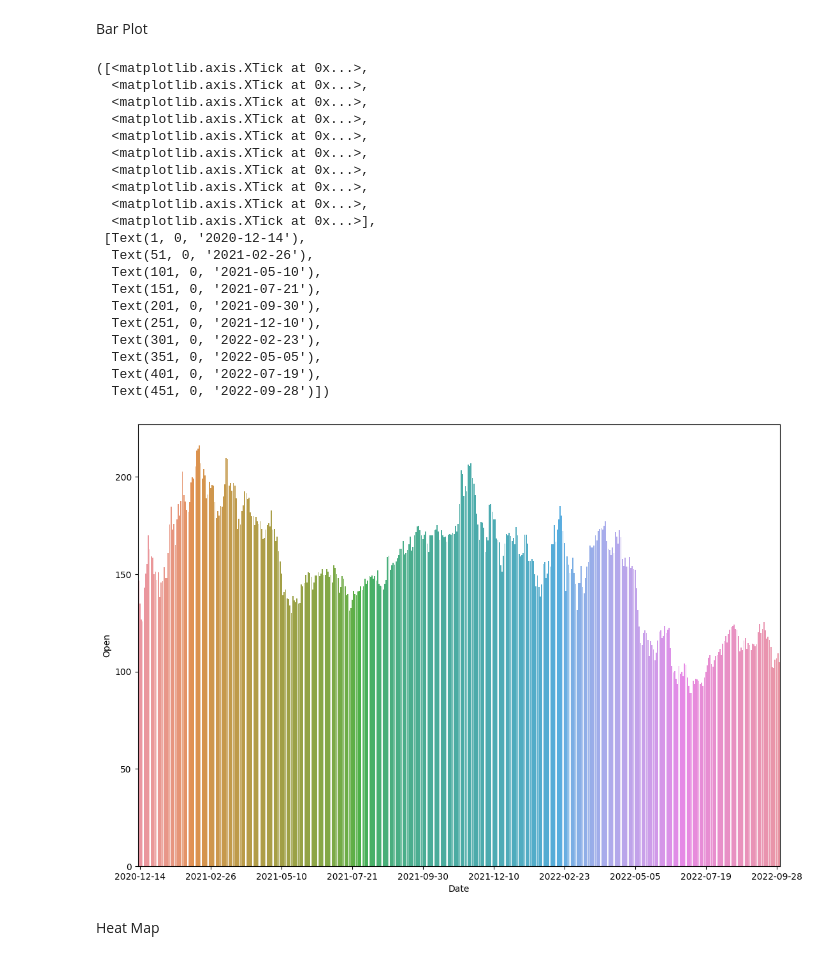
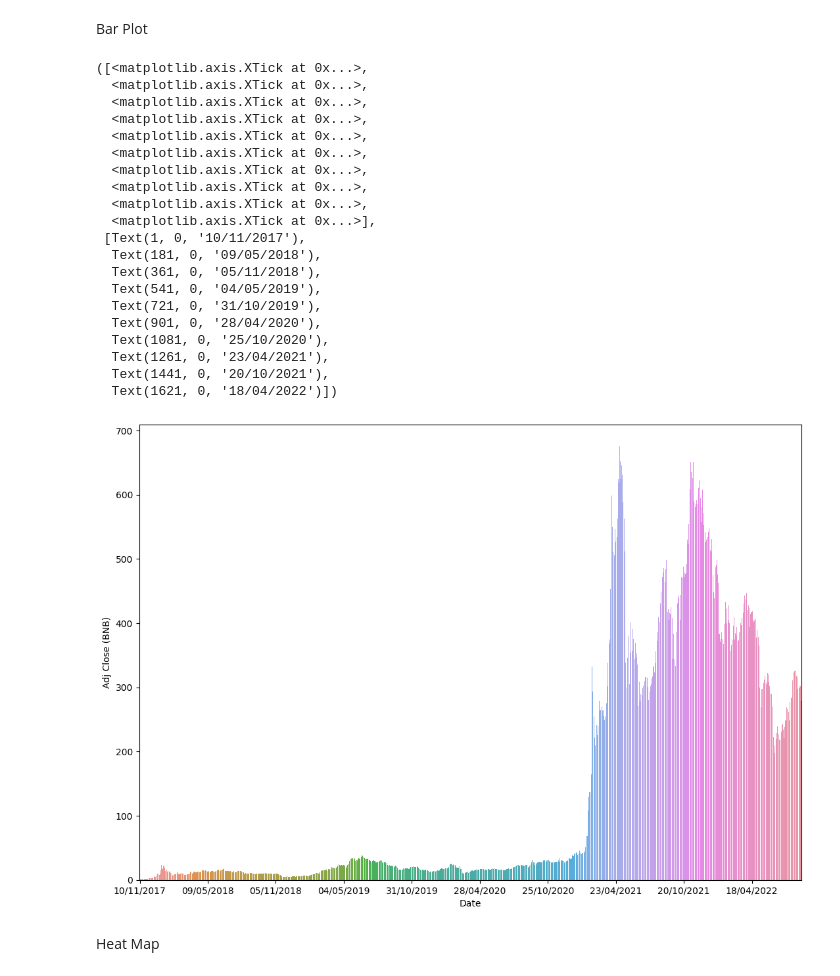
Before and after one commit to Terlok/DataScience, a Jupyter notebook: CourseWork/Code.ipynb, the cells around one changed output. Saved outputs shown, nothing was run; the diff lists cells and outputs as text; code cells hidden in the pictures.

```diff
--- a/CourseWork/Code.ipynb
+++ b/CourseWork/Code.ipynb
@@ -7,7 +7,7 @@ import seaborn as sns
 import matplotlib.pyplot as plt
 from sklearn import preprocessing
 
-data = pd.read_csv('ABNB_DataSet.csv')
+data = pd.read_csv('Crypto_DataSet.csv')
 # %% [markdown]
 Відображаємо перші 5 стовпчиків нашого DataSet.
 # %%
@@ -110,8 +126,8 @@ data_normalized
 Line Plot
 # %%
 plt.figure(figsize=(13,9))
-sns.lineplot(data=data_normalized)
-indexes = range(1, len(data_normalized), 50)
+sns.lineplot(data=data_normalized[['Adj Close (BNB)', 'Adj Close (BTC)',  'Adj Close (USDT)',  'Adj Close (ETH)',]])
+indexes = range(1, len(data_normalized), 180)
 plt.xticks(indexes)
 # %% [output]
 ([<matplotlib.axis.XTick at 0x...>,
@@ -139,30 +155,30 @@ plt.xticks(indexes)
 Bar Plot
 # %%
 plt.figure(figsize=(13,9))
-sns.barplot(x=data.index, y=data['Open'])
+sns.barplot(x=data.index, y=data['Adj Close (BNB)'])
 plt.xticks(indexes)
 # %% [output]
 ([<matplotlib.axis.XTick at 0x...>,
   <matplotlib.axis.XTick at 0x...>,
   <matplotlib.axis.XTick at 0x...>,
   <matplotlib.axis.XTick at 0x...>,
   <matplotlib.axis.XTick at 0x...>,
   <matplotlib.axis.XTick at 0x...>,
   <matplotlib.axis.XTick at 0x...>,
   <matplotlib.axis.XTick at 0x...>,
   <matplotlib.axis.XTick at 0x...>,
   <matplotlib.axis.XTick at 0x...>],
- [Text(1, 0, '2020-12-14'),
-  Text(51, 0, '2021-02-26'),
-  Text(101, 0, '2021-05-10'),
-  Text(151, 0, '2021-07-21'),
-  Text(201, 0, '2021-09-30'),
-  Text(251, 0, '2021-12-10'),
-  Text(301, 0, '2022-02-23'),
-  Text(351, 0, '2022-05-05'),
-  Text(401, 0, '2022-07-19'),
-  Text(451, 0, '2022-09-28')])
+ [Text(1, 0, '10/11/2017'),
+  Text(181, 0, '09/05/2018'),
+  Text(361, 0, '05/11/2018'),
+  Text(541, 0, '04/05/2019'),
+  Text(721, 0, '31/10/2019'),
+  Text(901, 0, '28/04/2020'),
+  Text(1081, 0, '25/10/2020'),
+  Text(1261, 0, '23/04/2021'),
+  Text(1441, 0, '20/10/2021'),
+  Text(1621, 0, '18/04/2022')])
-[figure, old version]
+[figure, new version]
 # %% [markdown]
 Heat Map
 # %%
```
Also changed, not shown: parts of 12 cells of this notebook, 1 other file.
